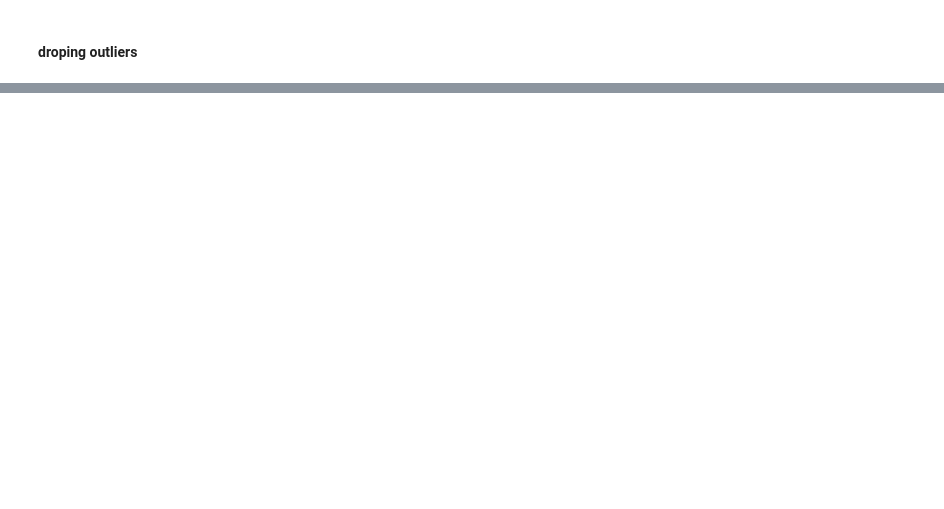
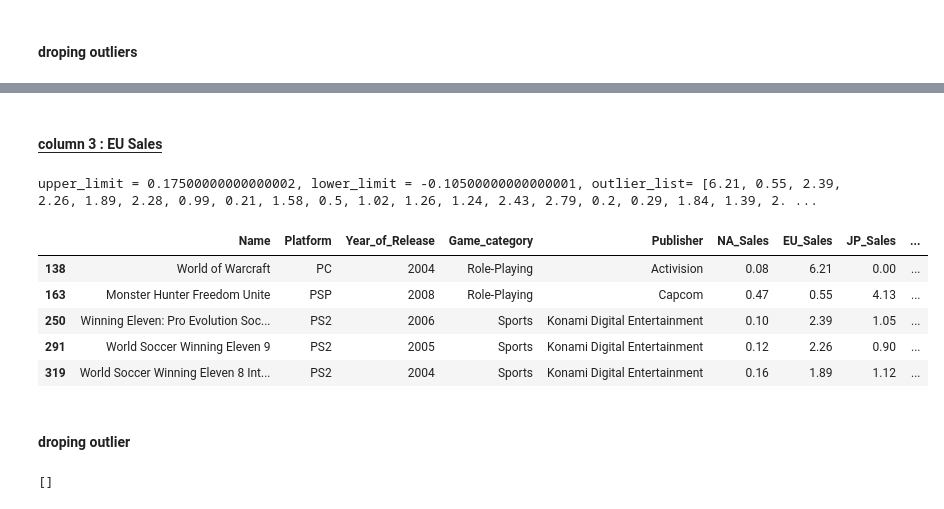
Before and after one commit to Jishnu-12/Data-analytics, a Jupyter notebook: EDA-Mini-Project/EDA-Mini-Project.ipynb, the cells around one changed output, grey strips where cells are left out. Drawn from its saved outputs; the diff is of its cells as text; code cells hidden in the pictures; blank space fills up the shorter version.

```diff
--- a/EDA-Mini-Project/EDA-Mini-Project.ipynb
+++ b/EDA-Mini-Project/EDA-Mini-Project.ipynb
@@ -316,0 +340,16 @@ outlier_recheck
+# %% [markdown]
+#### <span style ="border-bottom:1px solid">column 3 : EU Sales</span>
+# %%
+upper_limit,lower_limit,outlier,outlier_list = detect_outliers(df,"EU_Sales")
+print(f"upper_limit = {upper_limit}, lower_limit = {lower_limit}, outlier_list= {outlier_list}")
+outlier.head()
+# %% [output]
+upper_limit = 0.17500000000000002, lower_limit = -0.10500000000000001, outlier_list= [6.21, 0.55, 2.39, 2.26, 1.89, 2.28, 0.99, 0.21, 1.58, 0.5, 1.02, 1.26, 1.24, 2.43, 2.79, 0.2, 0.29, 1.84, 1.39, 2. ...
+|  | Name | Platform | Year_of_Release | Game_category | Publisher | NA_Sales | EU_Sales | JP_Sales | ... |
+| 138 | World of Warcraft | PC | 2004 | Role-Playing | Activision | 0.08 | 6.21 | 0.00 | ... |
+| 163 | Monster Hunter Freedom Unite | PSP | 2008 | Role-Playing | Capcom | 0.47 | 0.55 | 4.13 | ... |
+| 250 | Winning Eleven: Pro Evolution Soc... | PS2 | 2006 | Sports | Konami Digital Entertainment | 0.10 | 2.39 | 1.05 | ... |
+| 291 | World Soccer Winning Eleven 9 | PS2 | 2005 | Sports | Konami Digital Entertainment | 0.12 | 2.26 | 0.90 | ... |
+| 319 | World Soccer Winning Eleven 8 Int... | PS2 | 2004 | Sports | Konami Digital Entertainment | 0.16 | 1.89 | 1.12 | ... |
+# %% [markdown]
+#### droping outlier
@@ -316,0 +358,5 @@ outlier_recheck
+# %%
+outlier = df[(df["EU_Sales"] > upper_limit)|(df["EU_Sales"] < lower_limit)]["EU_Sales"].tolist()
+outlier
+# %% [output]
+[]
```
Also changed, not shown: parts of 52 cells of this notebook.
